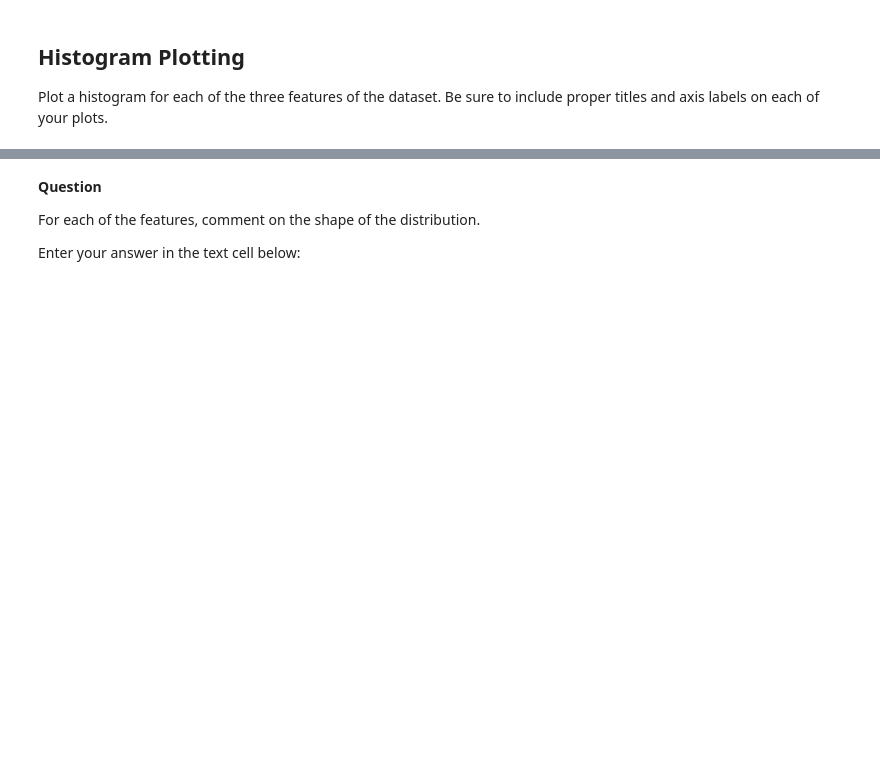
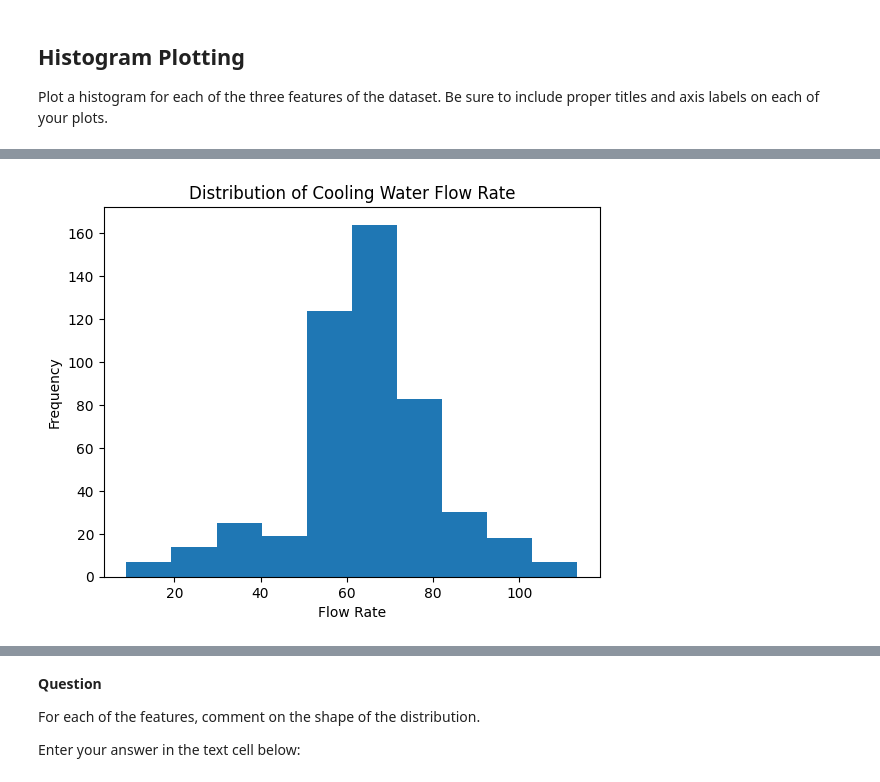
Before and after one commit to ncat-morrow/isen-project-1-ncat-engineers, a Jupyter notebook: ISEN_370_Project_1_Assignment.ipynb, the cells around one changed output, grey strips where cells are left out. Saved outputs shown, nothing was run; the diff lists cells and outputs as text; code cells hidden in the pictures; blank space fills up the shorter version.

```diff
--- a/ISEN_370_Project_1_Assignment.ipynb
+++ b/ISEN_370_Project_1_Assignment.ipynb
@@ -40,0 +84,8 @@ Plot a histogram for each of the three features of the dataset. Be sure to inclu
+# %%
+plt.hist(features['Cooling Water Flow Rate'], bins=10)
+plt.title('Distribution of Cooling Water Flow Rate')
+plt.xlabel('Flow Rate')
+plt.ylabel('Frequency')
+plt.show()
+# %% [output]
+[figure, added]
```
Also changed, not shown: parts of 10 cells of this notebook.
